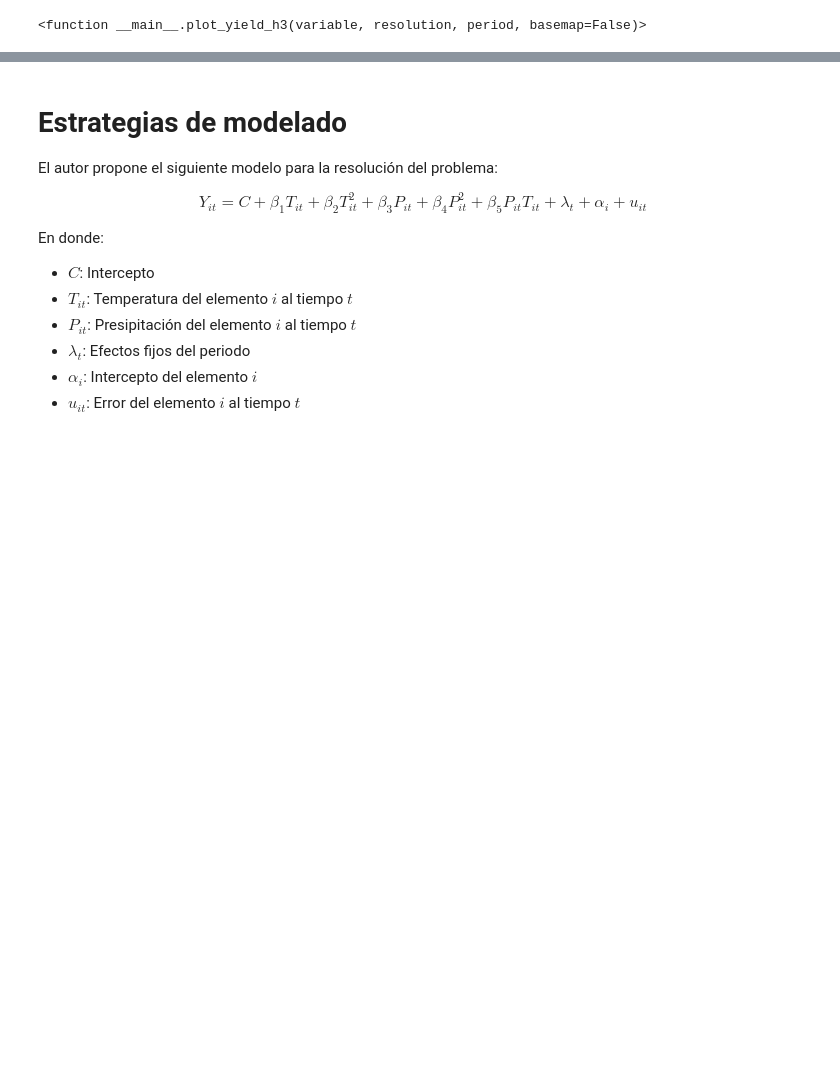
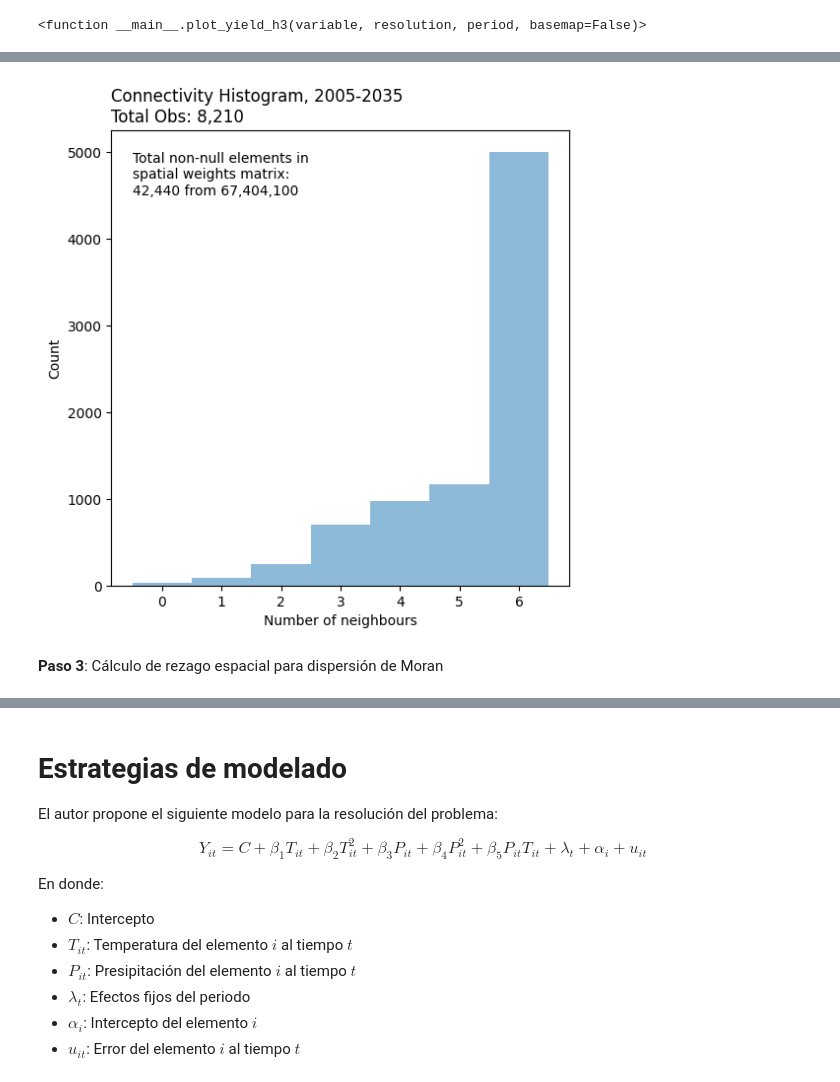
Before and after one commit to CAMM961001/estancia, a Jupyter notebook: notebooks/exploratory_data_analysis.ipynb, the cells around one changed output, grey strips where cells are left out. Cells and saved outputs as stored; diff of their text form; code cells hidden in the pictures; blank space fills up the shorter version.

```diff
--- a/notebooks/exploratory_data_analysis.ipynb
+++ b/notebooks/exploratory_data_analysis.ipynb
@@ -252,7 +263,7 @@ interactive(children=(Dropdown(description='Variable', index=4, options=('mean_p
 # Declare analysis resolution
 h3_resolution_selector = widgets.Dropdown(
     options=[var for var in data.columns if var.startswith('hex')]
-    ,value='hex_2'
+    ,value='hex_3'
     ,description='Resolutions'
     ,disabled=False)
 
@@ -286,8 +297,10 @@ train = (
         # Get centroid longitude
         ,lon = lambda _df: _df[resolution].apply(lambda row: h3.cell_to_latlng(row)[1])
         # Get h3 mesh polygons
-        ,geometry = lambda _df: _df[resolution].apply(func=get_h3_polygon))
-)
+        ,geometry = lambda _df: _df[resolution].apply(func=get_h3_polygon)))
+
+# Convert to geoDataFrame
+train = gpd.GeoDataFrame(data=train, crs=4326)
 
 train.info()
 # %% [output]
@@ -311,0 +327,9 @@ memory usage: 381.6+ KB
+# %%
+# Declare analysis resolution
+period_selector = widgets.Dropdown(
+    options=[var for var in train.period.cat.categories]
+    ,description='Period'
+    ,disabled=False)
+
+# Display selectors
+display(period_selector)
@@ -311,0 +345,37 @@ memory usage: 381.6+ KB
+# %%
+# Queen's contiguity spatial weights matrix
+period = period_selector.value
+W = train.query(f'period == "{period}"')
+W = weights.Queen.from_dataframe(df=W, geom_col='geometry', silence_warnings=True)
+
+# Connectivity histogram data
+_vis = np.array(W.histogram)
+
+# Figure specs
+fig, ax = plt.subplots(figsize=(6,6))
+
+# Visualization elements
+ax.bar(
+    x=_vis[:,0]
+    ,height=_vis[:,1]
+    ,width=1
+    ,color='tab:blue'
+    ,alpha=0.5)
+
+# Styling
+ax.set_title(f'Connectivity Histogram, {period}\nTotal Obs: {W.n:,}', loc='left')
+ax.set(
+    xlabel='Number of neighbours'
+    ,ylabel='Count'
+    ,xticks=np.arange(0, int(W.max_neighbors)+1, 1))
+ax.text(
+    x=-0.5, y=_vis[:,1].max()
+    ,s=f'Total non-null elements in\nspatial weights matrix:\n{W.sparse.nnz:,} from {W.n**2:,}'
+    ,horizontalalignment='left'
+    ,verticalalignment='top')
+
+plt.show()
+# %% [output]
+[figure, added]
+# %% [markdown]
+**Paso 3**: Cálculo de rezago espacial para dispersión de Moran
```
Also changed, not shown: parts of 11 cells of this notebook.
